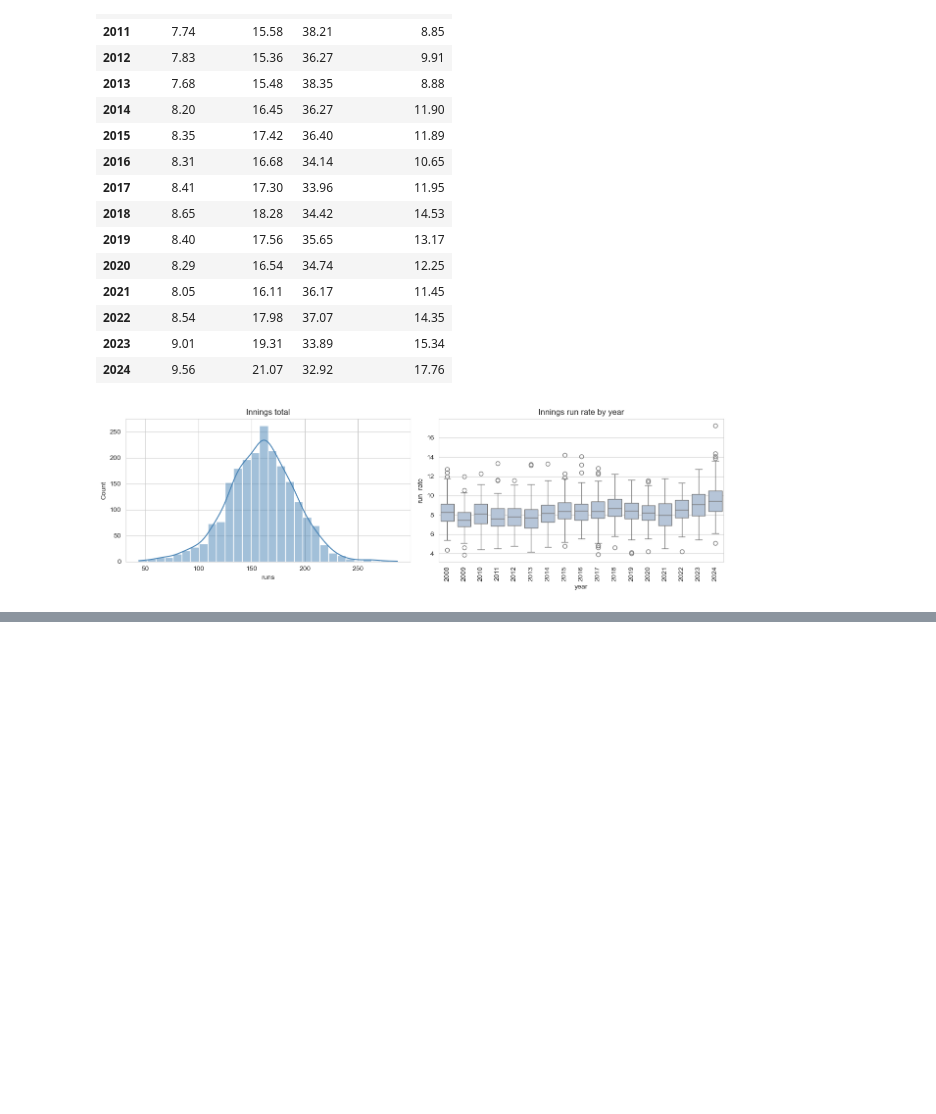
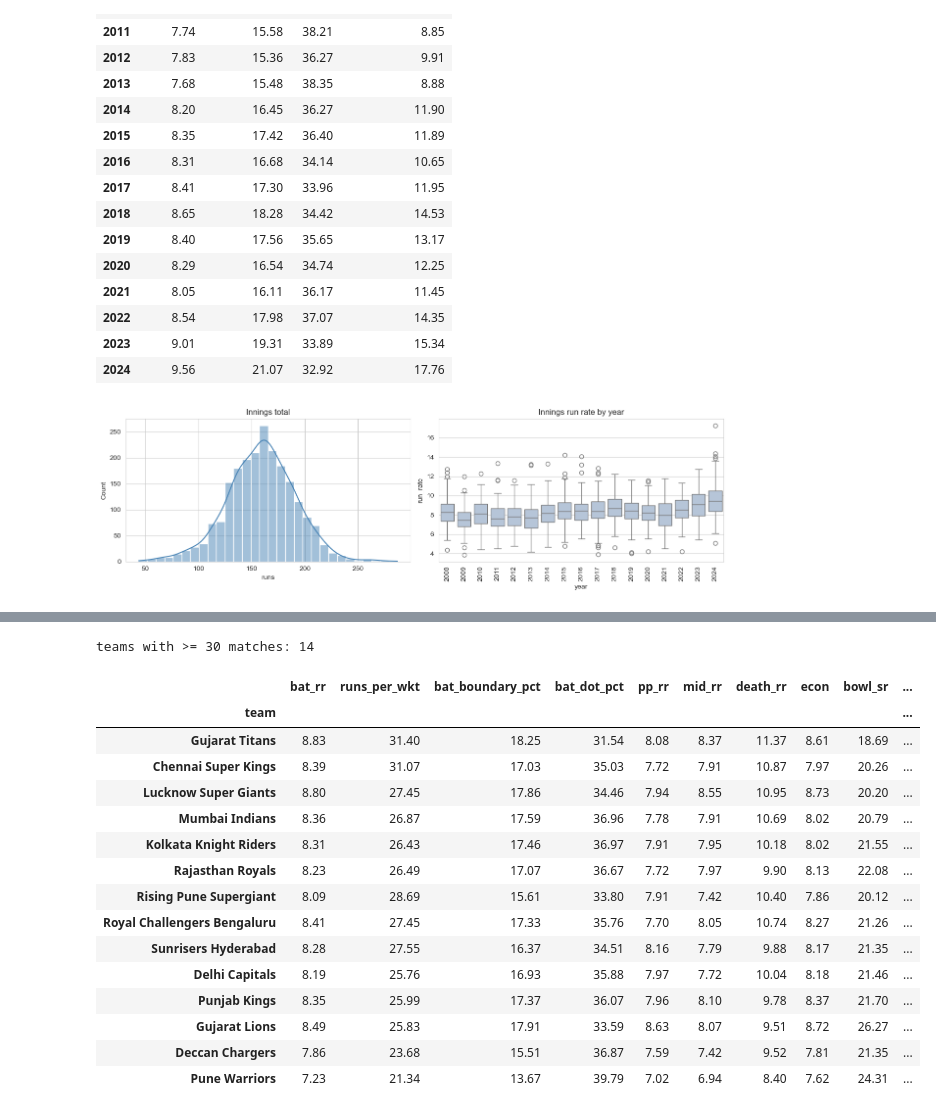
Before and after one commit to prince63aj/mini_project, a Jupyter notebook: ipl_match_prediction_rule_based.ipynb, the cells around one changed output, grey strips where cells are left out. Drawn from its saved outputs; the diff is of its cells as text; code cells hidden in the pictures; blank space fills up the shorter version.

Commit message:
feat: build team batting, bowling, and win performance metrics

```diff
--- a/ipl_match_prediction_rule_based.ipynb
+++ b/ipl_match_prediction_rule_based.ipynb
@@ -402,0 +410,20 @@ plt.show()
+# %%
+c
+# %% [output]
+teams with >= 30 matches: 14
+|  | bat_rr | runs_per_wkt | bat_boundary_pct | bat_dot_pct | pp_rr | mid_rr | death_rr | econ | bowl_sr | ... |
+| team |  |  |  |  |  |  |  |  |  | ... |
+| Gujarat Titans | 8.83 | 31.40 | 18.25 | 31.54 | 8.08 | 8.37 | 11.37 | 8.61 | 18.69 | ... |
+| Chennai Super Kings | 8.39 | 31.07 | 17.03 | 35.03 | 7.72 | 7.91 | 10.87 | 7.97 | 20.26 | ... |
+| Lucknow Super Giants | 8.80 | 27.45 | 17.86 | 34.46 | 7.94 | 8.55 | 10.95 | 8.73 | 20.20 | ... |
+| Mumbai Indians | 8.36 | 26.87 | 17.59 | 36.96 | 7.78 | 7.91 | 10.69 | 8.02 | 20.79 | ... |
+| Kolkata Knight Riders | 8.31 | 26.43 | 17.46 | 36.97 | 7.91 | 7.95 | 10.18 | 8.02 | 21.55 | ... |
+| Rajasthan Royals | 8.23 | 26.49 | 17.07 | 36.67 | 7.72 | 7.97 | 9.90 | 8.13 | 22.08 | ... |
+| Rising Pune Supergiant | 8.09 | 28.69 | 15.61 | 33.80 | 7.91 | 7.42 | 10.40 | 7.86 | 20.12 | ... |
+| Royal Challengers Bengaluru | 8.41 | 27.45 | 17.33 | 35.76 | 7.70 | 8.05 | 10.74 | 8.27 | 21.26 | ... |
+| Sunrisers Hyderabad | 8.28 | 27.55 | 16.37 | 34.51 | 8.16 | 7.79 | 9.88 | 8.17 | 21.35 | ... |
+| Delhi Capitals | 8.19 | 25.76 | 16.93 | 35.88 | 7.97 | 7.72 | 10.04 | 8.18 | 21.46 | ... |
+| Punjab Kings | 8.35 | 25.99 | 17.37 | 36.07 | 7.96 | 8.10 | 9.78 | 8.37 | 21.70 | ... |
+| Gujarat Lions | 8.49 | 25.83 | 17.91 | 33.59 | 8.63 | 8.07 | 9.51 | 8.72 | 26.27 | ... |
+| Deccan Chargers | 7.86 | 23.68 | 15.51 | 36.87 | 7.59 | 7.42 | 9.52 | 7.81 | 21.35 | ... |
+| Pune Warriors | 7.23 | 21.34 | 13.67 | 39.79 | 7.02 | 6.94 | 8.40 | 7.62 | 24.31 | ... |
```
Also changed, not shown: parts of 1 cell of this notebook.
